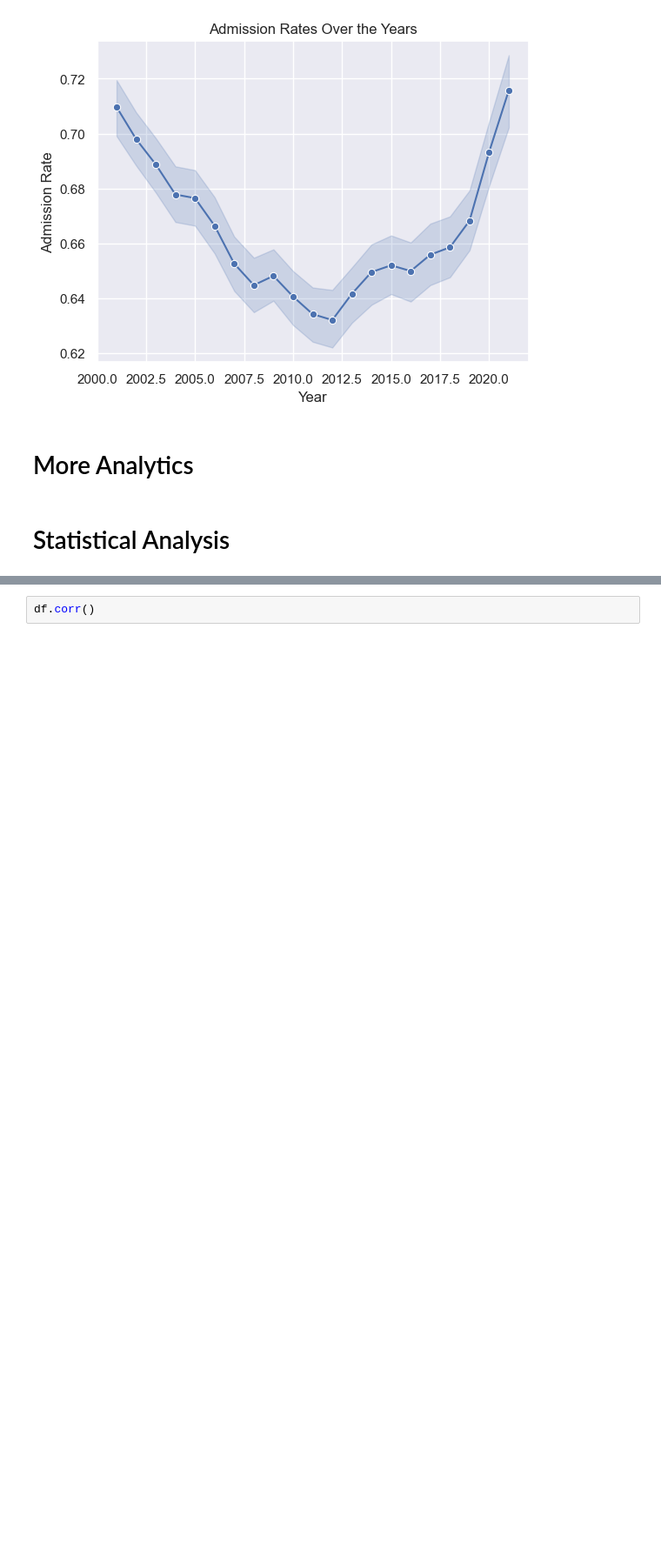
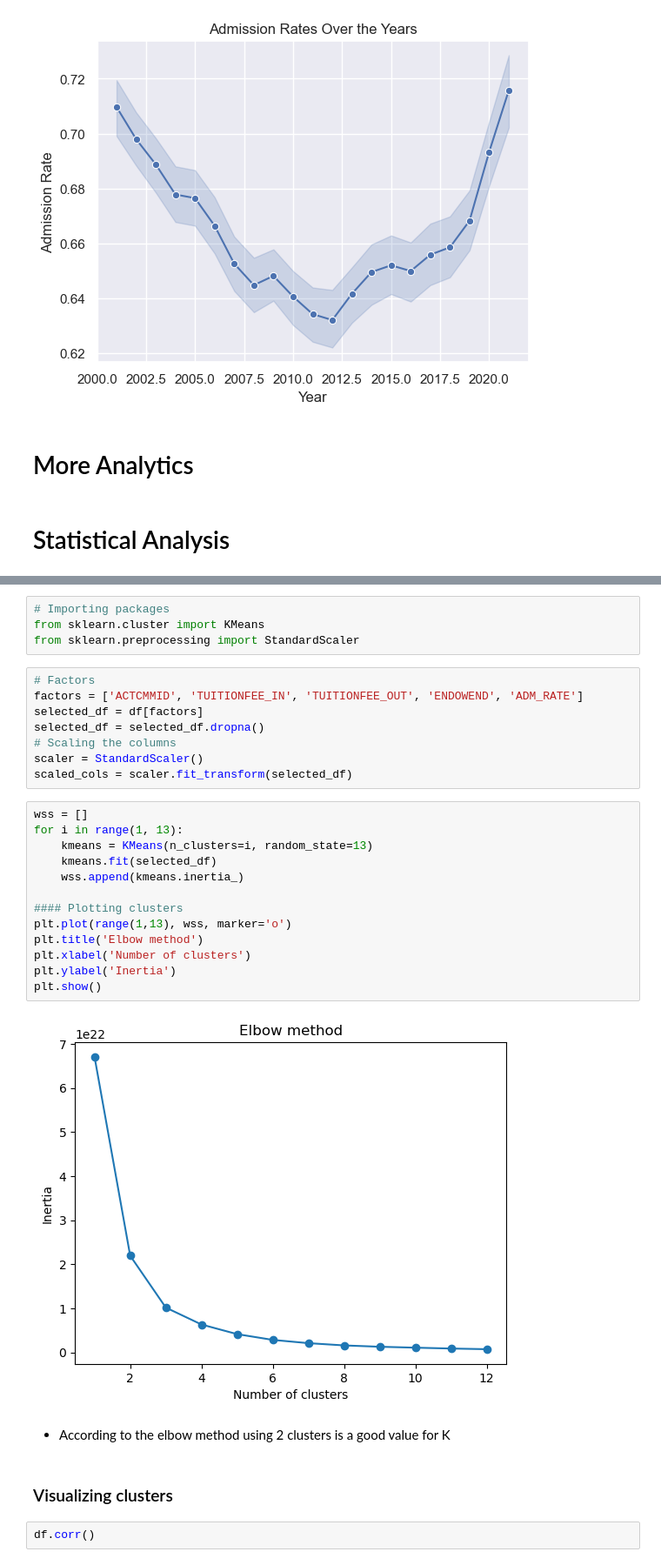
Before and after one commit to Rogercas1/CollegeScoreCard, a Jupyter notebook: analytics.ipynb, the cells around one changed output, grey strips where cells are left out. Shown: that part at 87% size. Cells and saved outputs as stored; diff of their text form; blank space fills up the shorter version.

```diff
--- a/Decriptive.ipynb
+++ b/analytics.ipynb
@@ -89,3 +93,34 @@ plt.show()
+# %%
+# Importing packages
+from sklearn.cluster import KMeans
+from sklearn.preprocessing import StandardScaler
+# %%
+# Factors
+factors = ['ACTCMMID', 'TUITIONFEE_IN', 'TUITIONFEE_OUT', 'ENDOWEND', 'ADM_RATE']
+selected_df = df[factors]
+selected_df = selected_df.dropna()
+# Scaling the columns
+scaler = StandardScaler()
+scaled_cols = scaler.fit_transform(selected_df)
+# %%
+wss = []
+for i in range(1, 13):
+    kmeans = KMeans(n_clusters=i, random_state=13)
+    kmeans.fit(selected_df)
+    wss.append(kmeans.inertia_)
+
+#### Plotting clusters
+plt.plot(range(1,13), wss, marker='o')
+plt.title('Elbow method')
+plt.xlabel('Number of clusters')
+plt.ylabel('Inertia')
+plt.show()
+# %% [output]
+[figure, added]
+# %% [markdown]
+- According to the elbow method using 2 clusters is a good value for K
+# %% [markdown]
+### Visualizing clusters
 # %%
 df.corr()
 # %% [output]
```
Also changed, not shown: parts of 3 cells of this notebook.
